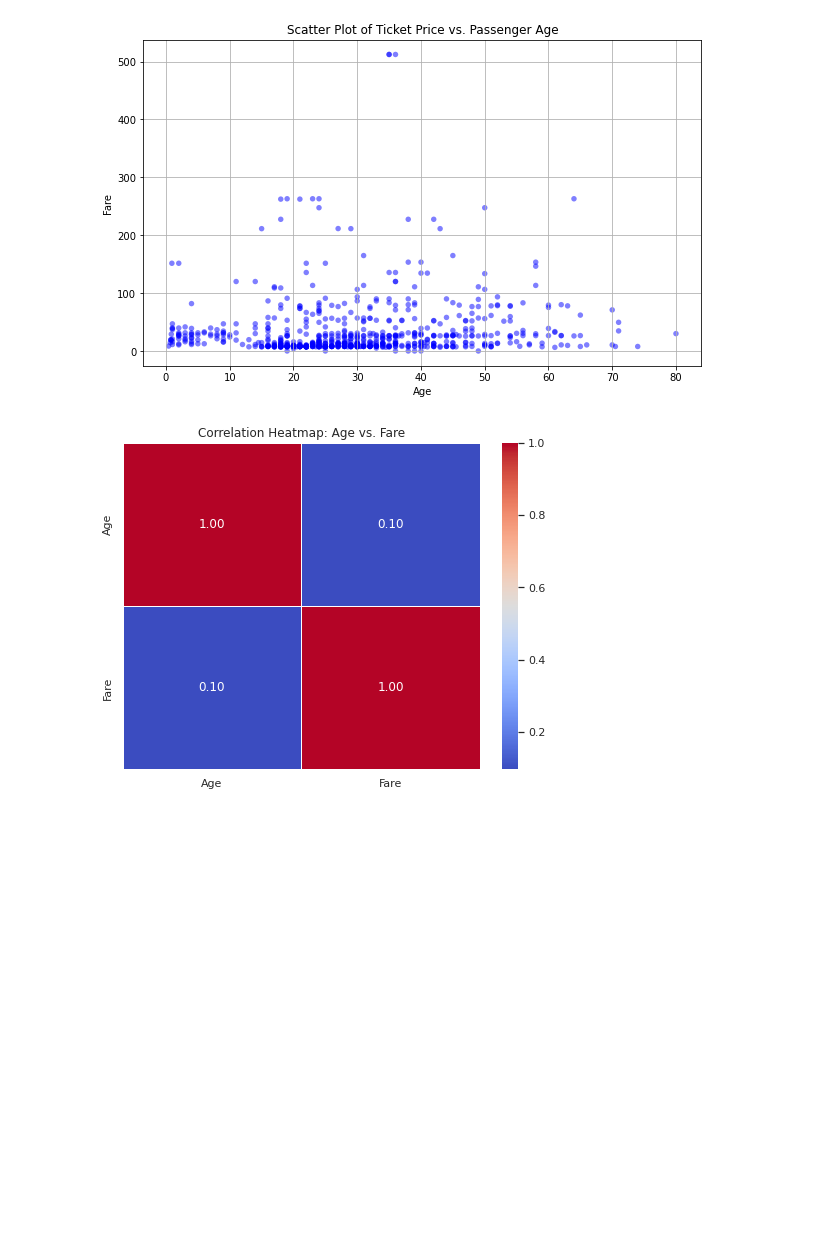
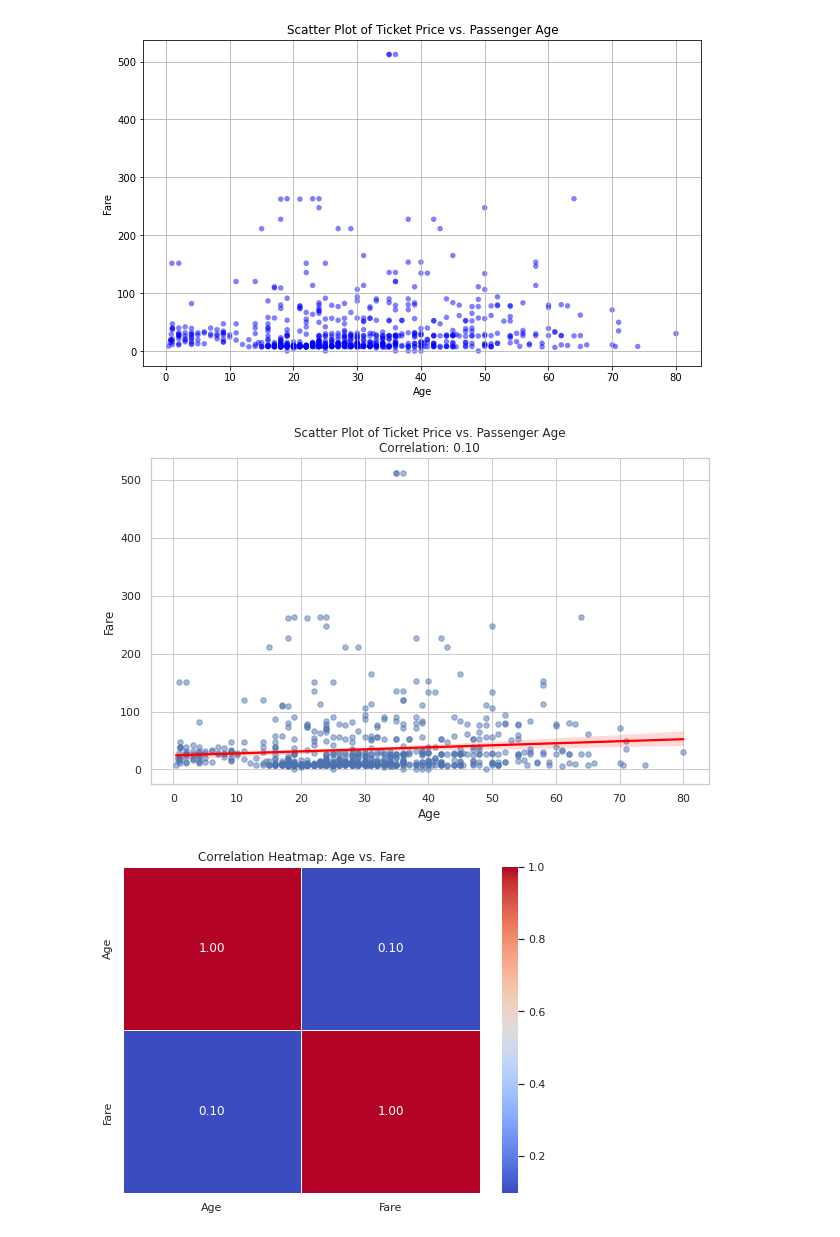
Before and after one commit to eusoumarkinhoz/DataViz2---project, a Jupyter notebook: DataViz2.ipynb, the cells around one changed output. Saved outputs shown, nothing was run; the diff lists cells and outputs as text; code cells hidden in the pictures; blank space fills up the shorter version.

Commit message:
adding correlation values  to provide a more immediate visual indication of the relationship.

```diff
--- a/DataViz2.ipynb
+++ b/DataViz2.ipynb
@@ -163,6 +166,23 @@ plt.grid(True)
 plt.show()
 # %% [output]
 [figure]
+# %%
+
+# Assuming 'Age' and 'Fare' are the columns representing passenger age and ticket price
+plt.figure(figsize=(10, 6))
+
+# Scatter plot with correlation values
+sns.regplot(x='Age', y='Fare', data=df_titanic, scatter_kws={'s': 30, 'alpha': 0.5}, line_kws={'color': 'red'})
+
+# Calculate and display correlation coefficient
+correlation_coefficient = df_titanic['Age'].corr(df_titanic['Fare'])
+plt.title(f'Scatter Plot of Ticket Price vs. Passenger Age\nCorrelation: {correlation_coefficient:.2f}')
+plt.xlabel('Age')
+plt.ylabel('Fare')
+plt.grid(True)
+plt.show()
+# %% [output]
+[figure, added]
 # %%
 import seaborn as sns
 
```
Also changed, not shown: parts of 1 cell of this notebook.
